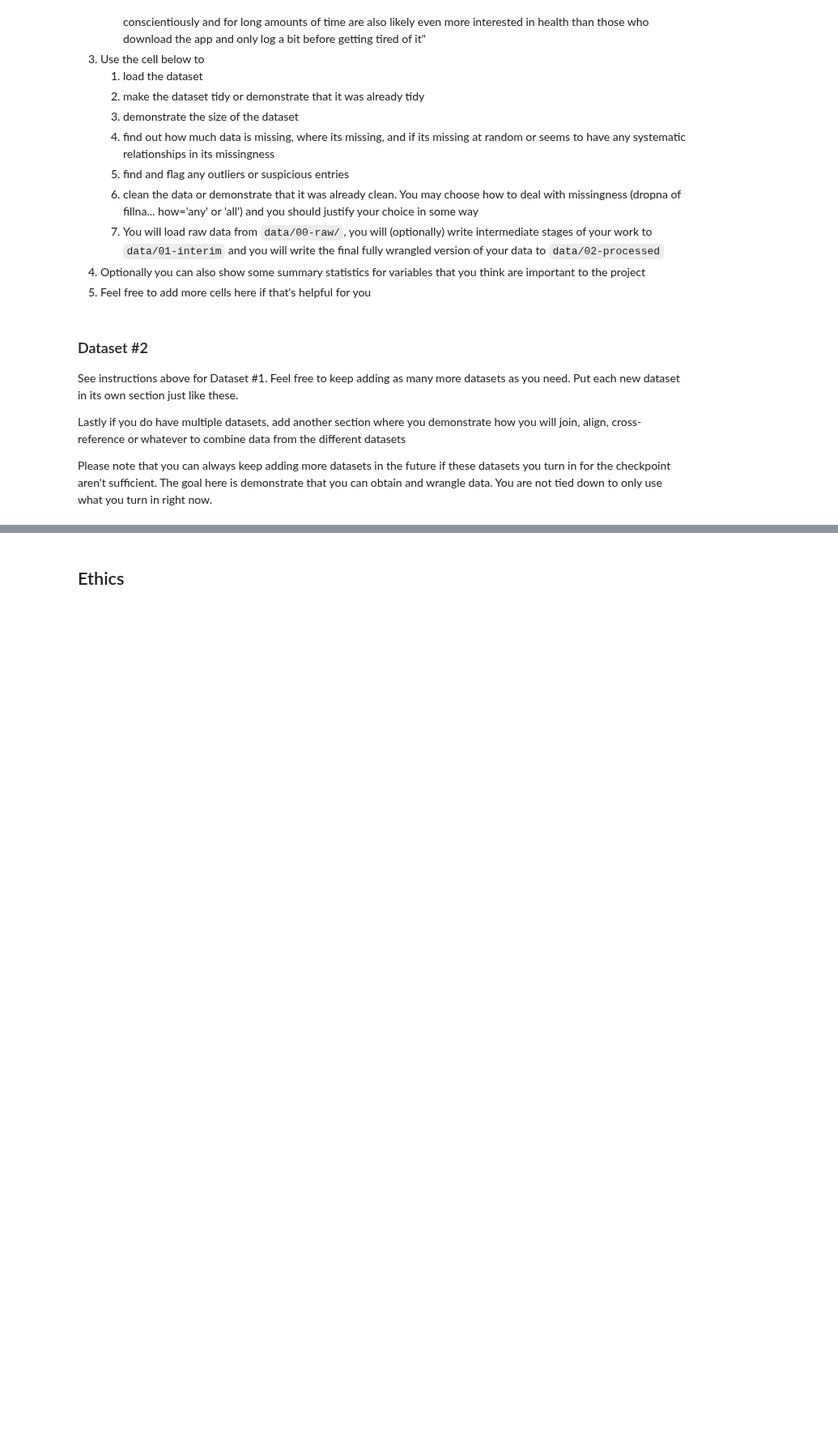
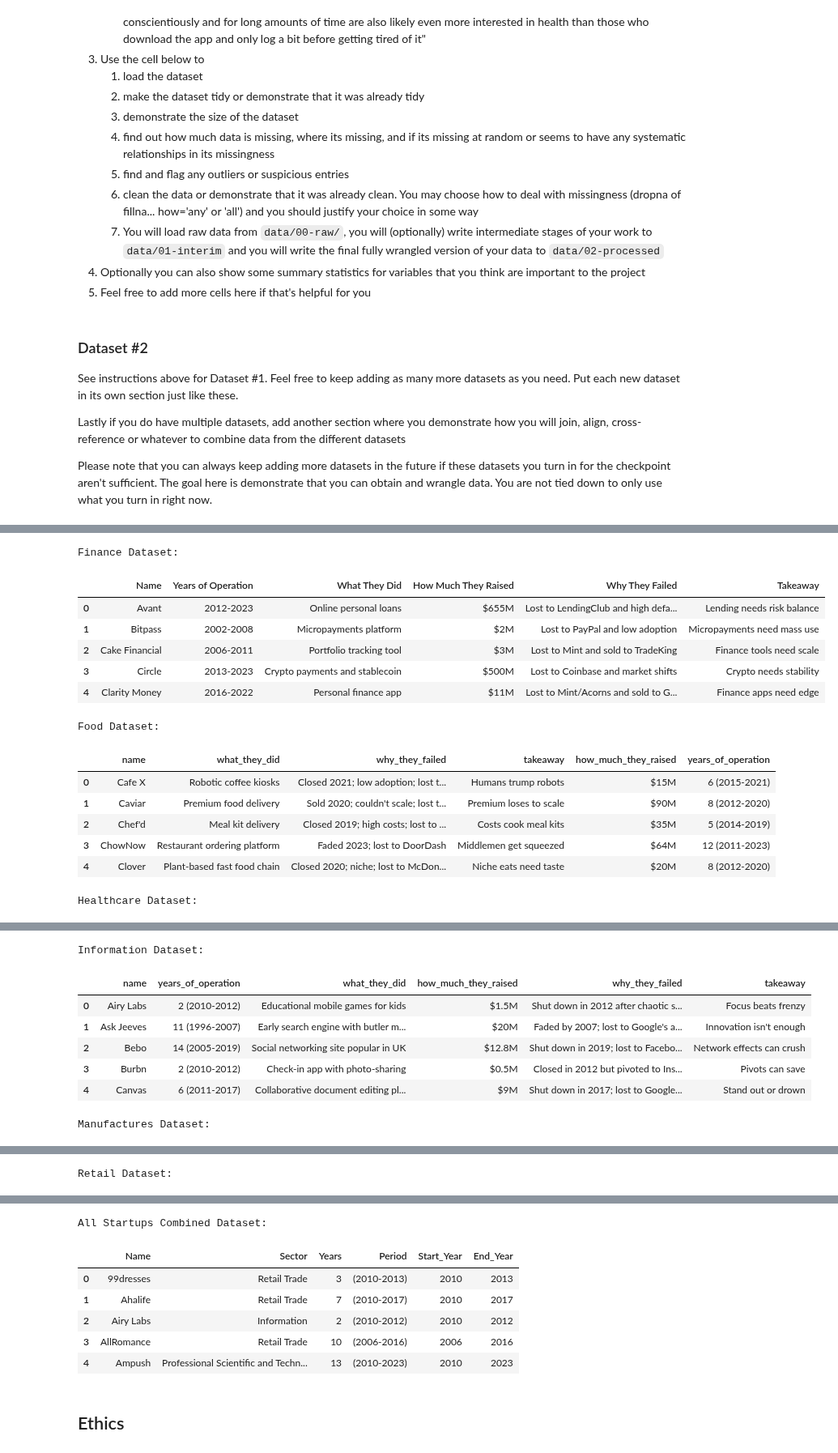
Before and after one commit to zahiraIi/COGS108-FInal-Project, a Jupyter notebook: 01-DataCheckpoint.ipynb, the cells around one changed output, grey strips where cells are left out. Shown at 81% size. Saved outputs shown, nothing was run; the diff lists cells and outputs as text; code cells hidden in the pictures; blank space fills up the shorter version.

Commit message:
dataset2

```diff
--- a/01-DataCheckpoint.ipynb
+++ b/01-DataCheckpoint.ipynb
@@ -131,0 +163,51 @@ Please note that you can always keep adding more datasets in the future if these
+# %%
+## YOUR CODE TO LOAD/CLEAN/TIDY/WRANGLE THE DATA GOES HERE
+
+import pandas as pd
+
+finance_df = pd.read_csv("data/02-processed/cleaned_dataset_3/Startup_Failure_Finance_clean.csv")
+food_df = pd.read_csv("data/02-processed/cleaned_dataset_3/Startup_Failure_Food_clean.csv")
+healthcare_df = pd.read_csv("data/02-processed/cleaned_dataset_3/Startup_Failure_Healthcare_Clean.csv")
+info_df = pd.read_csv("data/02-processed/cleaned_dataset_3/Startup_Failure_Information_Clean.csv")
+manufactures_df = pd.read_csv("data/02-processed/cleaned_dataset_3/Startup_Failure_Manufactures_Clean.csv")
+retail_df = pd.read_csv("data/02-processed/cleaned_dataset_3/Startup_Failure_Retail_Clean.csv")
+all_df = pd.read_csv("data/02-processed/cleaned_dataset_3/Startup_Failures_clean.csv")
+# %%
+from IPython.display import display
+
+print("Finance Dataset:")
+display(finance_df.head())
+
+print("\nFood Dataset:")
+display(food_df.head())
+
+print("\nHealthcare Dataset:")
+display(healthcare_df.head())
+
+print("\nInformation Dataset:")
+display(info_df.head())
+
+print("\nManufactures Dataset:")
+display(manufactures_df.head())
+
+print("\nRetail Dataset:")
+display(retail_df.head())
+
+print("\nAll Startups Combined Dataset:")
+display(all_df.head())
+# %% [output]
+Finance Dataset:
+|  | Name | Years of Operation | What They Did | How Much They Raised | Why They Failed | Takeaway |
+| 0 | Avant | 2012-2023 | Online personal loans | $655M | Lost to LendingClub and high defa... | Lending needs risk balance |
+| 1 | Bitpass | 2002-2008 | Micropayments platform | $2M | Lost to PayPal and low adoption | Micropayments need mass use |
+| 2 | Cake Financial | 2006-2011 | Portfolio tracking tool | $3M | Lost to Mint and sold to TradeKing | Finance tools need scale |
+| 3 | Circle | 2013-2023 | Crypto payments and stablecoin | $500M | Lost to Coinbase and market shifts | Crypto needs stability |
+| 4 | Clarity Money | 2016-2022 | Personal finance app | $11M | Lost to Mint/Acorns and sold to G... | Finance apps need edge |
+Food Dataset:
+|  | name | what_they_did | why_they_failed | takeaway | how_much_they_raised | years_of_operation |
+| 0 | Cafe X | Robotic coffee kiosks | Closed 2021; low adoption; lost t... | Humans trump robots | $15M | 6 (2015-2021) |
+| 1 | Caviar | Premium food delivery | Sold 2020; couldn't scale; lost t... | Premium loses to scale | $90M | 8 (2012-2020) |
+| 2 | Chef'd | Meal kit delivery | Closed 2019; high costs; lost to ... | Costs cook meal kits | $35M | 5 (2014-2019) |
+| 3 | ChowNow | Restaurant ordering platform | Faded 2023; lost to DoorDash | Middlemen get squeezed | $64M | 12 (2011-2023) |
+| 4 | Clover | Plant-based fast food chain | Closed 2020; niche; lost to McDon... | Niche eats need taste | $20M | 8 (2012-2020) |
+Healthcare Dataset:
@@ -131,0 +220,8 @@ Please note that you can always keep adding more datasets in the future if these
+Information Dataset:
+|  | name | years_of_operation | what_they_did | how_much_they_raised | why_they_failed | takeaway |
+| 0 | Airy Labs | 2 (2010-2012) | Educational mobile games for kids | $1.5M | Shut down in 2012 after chaotic s... | Focus beats frenzy |
+| 1 | Ask Jeeves | 11 (1996-2007) | Early search engine with butler m... | $20M | Faded by 2007; lost to Google's a... | Innovation isn't enough |
+| 2 | Bebo | 14 (2005-2019) | Social networking site popular in UK | $12.8M | Shut down in 2019; lost to Facebo... | Network effects can crush |
+| 3 | Burbn | 2 (2010-2012) | Check-in app with photo-sharing | $0.5M | Closed in 2012 but pivoted to Ins... | Pivots can save |
+| 4 | Canvas | 6 (2011-2017) | Collaborative document editing pl... | $9M | Shut down in 2017; lost to Google... | Stand out or drown |
+Manufactures Dataset:
@@ -131,0 +234 @@ Please note that you can always keep adding more datasets in the future if these
+Retail Dataset:
@@ -132,3 +241,10 @@ Please note that you can always keep adding more datasets in the future if these
+All Startups Combined Dataset:
+|  | Name | Sector | Years | Period | Start_Year | End_Year |
+| 0 | 99dresses | Retail Trade | 3 | (2010-2013) | 2010 | 2013 |
+| 1 | Ahalife | Retail Trade | 7 | (2010-2017) | 2010 | 2017 |
+| 2 | Airy Labs | Information | 2 | (2010-2012) | 2010 | 2012 |
+| 3 | AllRomance | Retail Trade | 10 | (2006-2016) | 2006 | 2016 |
+| 4 | Ampush | Professional Scientific and Techn... | 13 | (2010-2023) | 2010 | 2023 |
 # %% [markdown]
 ## Ethics
 # %% [markdown]
```
Also changed, not shown: parts of 5 cells of this notebook, 14 other files.
